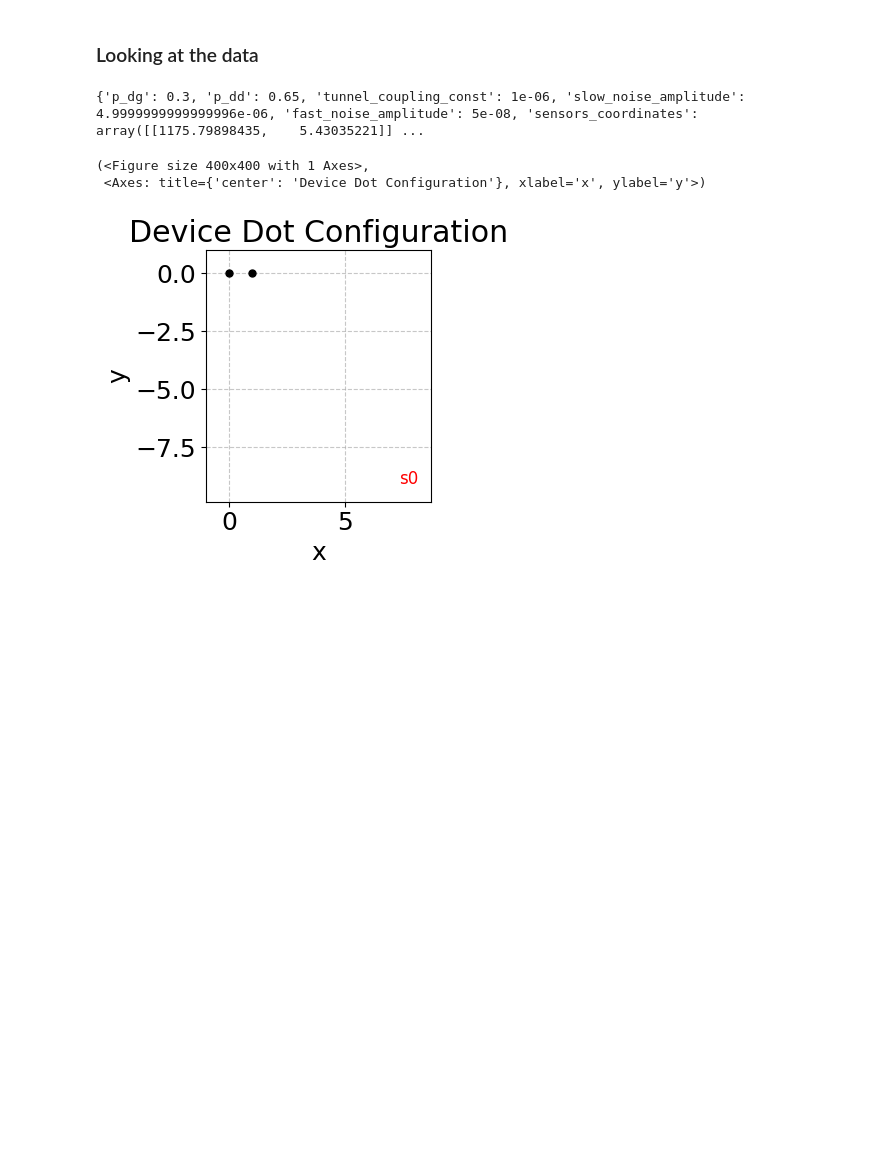
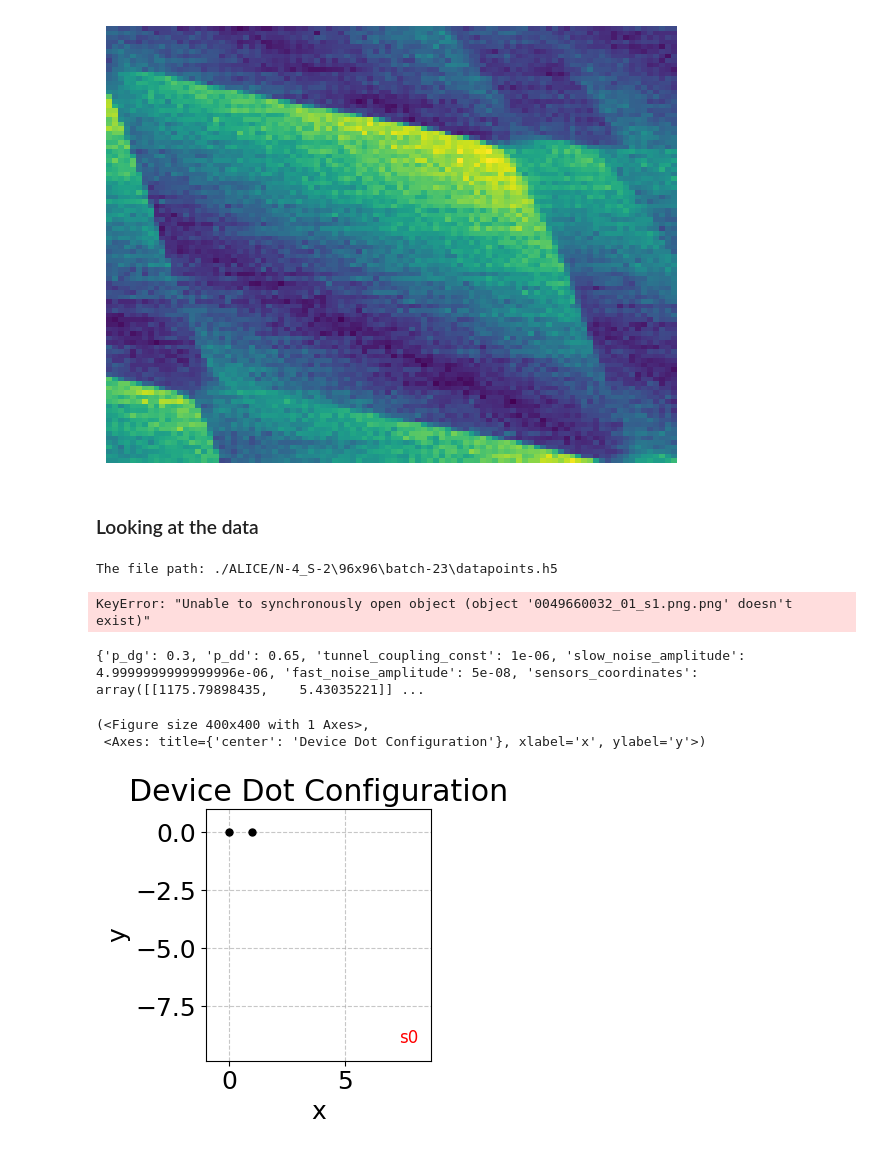
Before and after one commit to KREFT-QS-13/learning-QDs-parameters, a Jupyter notebook: example.ipynb, the cells around one changed output. Cells and saved outputs as stored; diff of their text form; code cells hidden in the pictures; blank space fills up the shorter version.

```diff
--- a/example.ipynb
+++ b/example.ipynb
@@ -20,3 +171,9 @@ import h5py
+# %%
+%matplotlib inline
+fig, ax = u.plot_csd_from_sensor(sensor_output, cut=0, sensor_channel=0)
+plt.show()
+# %% [output]
+[figure, added]
 # %% [markdown]
 ### Looking at the data
 # %%
@@ -31,9 +188,12 @@ else:
 # 21 : 3990714507 , 4306286080 , 5016070997 , 4592798557 , 4870765773
 # 22 : 9175617790 , 9043315088 , 8890086813 , 8532766679 , 9775337420 , 8118788830 , 5237945314
 # u.reconstruct_img_with_matrices(batch_number, img_number, True)[0]
-fig, c_dd, c_dg = u.reconstruct_img_with_matrices(3, '2868371462', [3,2,1])
+fig, c_dd, c_dg = u.reconstruct_img_with_matrices(23, '0049660032_01_s1.png', (6,4,2))
 print(f"c_dd = {c_dd.tolist()}\nc_dg = {c_dg.tolist()}")
 fig
+# %% [output]
+The file path: ./ALICE/N-4_S-2\96x96\batch-23\datapoints.h5
+KeyError: "Unable to synchronously open object (object '0049660032_01_s1.png.png' doesn't exist)"
 # %%
 parms_names = ['p_dg', 'p_dd', 'tunnel_coupling_const', 'slow_noise_amplitude',
                'fast_noise_amplitude', 'sensors_coordinates', 'r_min', 'r_max']
```
Also changed, not shown: parts of 12 cells of this notebook, 2 other files.
